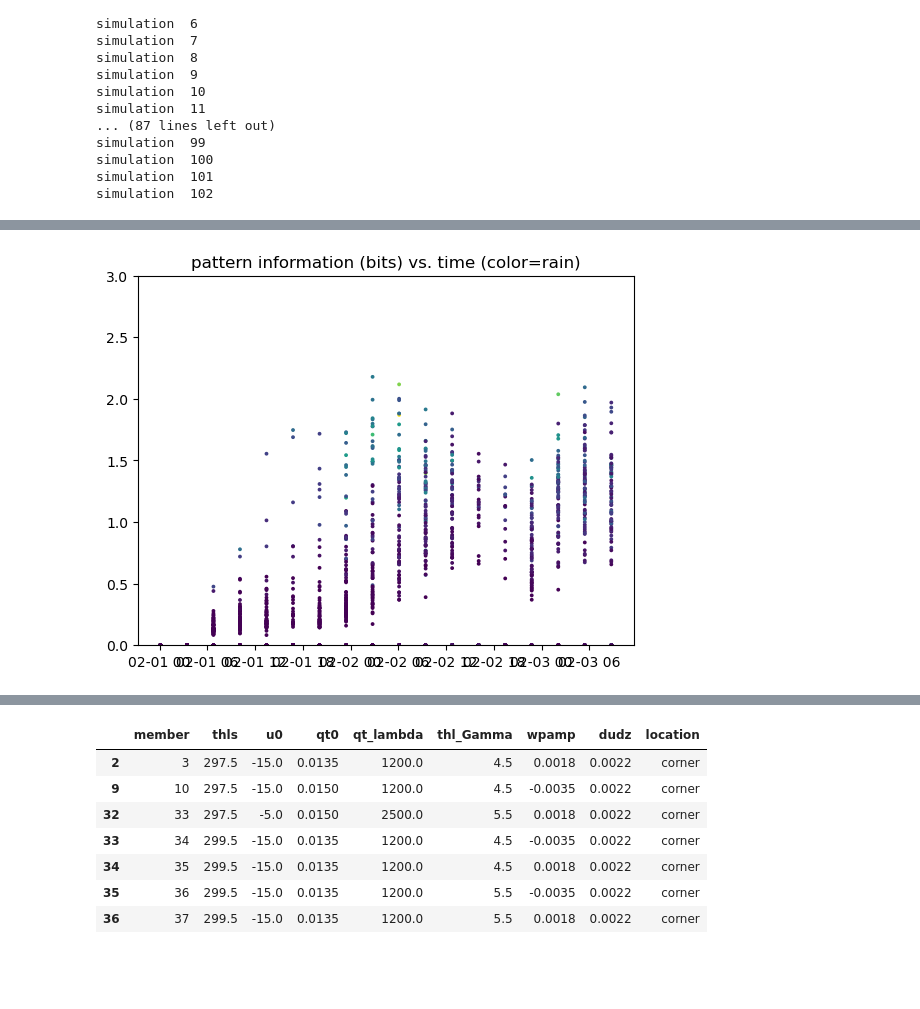
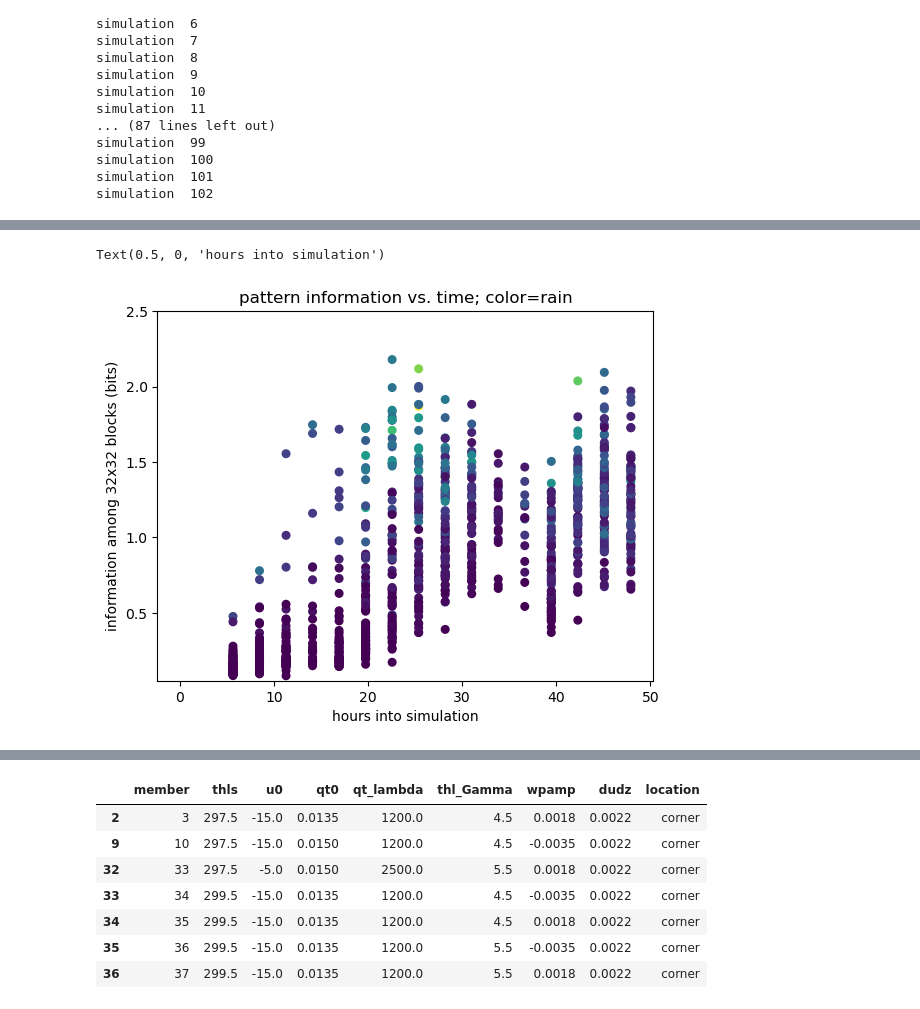
Before and after one commit to ATMOcanes/ATM651, a Jupyter notebook: Jupyter_Notebooks_Python/CloudBotany_entropy.ipynb, the cells around one changed output, grey strips where cells are left out. Drawn from its saved outputs; the diff is of its cells as text; code cells hidden in the pictures; blank space fills up the shorter version.

```diff
--- a/Jupyter_Notebooks_Python/CloudBotany_entropy.ipynb
+++ b/Jupyter_Notebooks_Python/CloudBotany_entropy.ipynb
@@ -37,6 +40,7 @@ $ d/dt<[KE]> = <[w * dw/dt]> = <[wb]> $
 $ = <  w' \cdot \theta_v' > g/ \theta_{v_0}  $
 # %%
 # Time integrate the vertical mean KE source from buoyancy flux
+g_over_th0 = 9.81/290
 
 ds_profiles['IBF'] = ds_profiles.wthvt.mean('zm').cumulative_integrate('time','s') \
                         *g_over_th0
@@ -89,18 +224,26 @@ plt.savefig("test.png", bbox_inches='tight')
 ## Loop to make image files with labels in filename
 Browsed and removed all the bad ones (no cloud black, no data white, a few had missing squares??)
 # %%
+# HODOGRAPH
+# select every 40th time to match 2D field index
+
+ds_profiles = xr.open_dataset('/Users/bmapes/Box/EvolutionaryConvection/CloudBotany/CloudBotany_profilesuv.nc')\
+                .isel(time=slice(None, None, 40))
+
 for mem in ds_2D.member.values:
     for it in range(2,18):
 
-        filename = 'sim'+str(mem)+'_time'+str(it)+'_KEage_'+ "{:.2f}".format( \
-                    ds_profiles.age_KE.sel(member=mem, time=ds_2D.time[it]).values)+'.png'
+        filename = 'sim'+str(mem)+'_time'+str(it)+'.png'
+                    #+'_KEage_'+ "{:.2f}".format(ds_profiles.IBF.sel(member=mem, time=ds_2D.time[it]).values)
 
-        # done print(mem, it, filename)
+        sq = ds_2D.lwp[mem][it]
 
-        np.sqrt(ds_2D.lwp[mem][it]).plot(vmin=0, vmax=0.25, cmap='Greys_r', add_colorbar=False, size=4, aspect=1)
-        plt.axis('off'); plt.title('');
-        plt.savefig('/Users/bmapes/Box/EvolutionaryConvection/CloudBotany/Images_cloudwater/'+filename, bbox_inches='tight')
-        plt.close()
+        if not( np.isnan(sq).any() ):  # if any missing data nan
+            np.sqrt(sq).plot(vmin=0, vmax=0.25, cmap='Greys_r', add_colorbar=False, size=4, aspect=1)
+            plt.scatter( 80000+5000*ds_profiles.u[mem][it], 80000+5000*ds_profiles.v[mem][it] , c=ds_profiles.zt)
+            plt.axis('off'); plt.title('');
+            plt.savefig('/Users/bmapes/Box/EvolutionaryConvection/CloudBotany/Images_cloudwater_hodo/'+filename, bbox_inches='tight')
+            plt.close()
 # %% [markdown]
 ----------------
 # Relating pattern information to age, KE-throughput
@@ -235,7 +380,13 @@ plt.title('pattern information (bits) vs. cumul. b-flux (color=rain)');
 # %%
-plt.scatter( np.meshgrid(ds_profiles.time.sel(time = ds_2D.time),ds_profiles.member)[0], \
-            Hs[:,:,3], c=ds_profiles.IP.sel(time = ds_2D.time), s=3)
-plt.ylim([0,3])
-plt.title('pattern information (bits) vs. time (color=rain)');
+mytimes = ds_profiles.time.sel(time = ds_2D.time)
+dtime = (mytimes - mytimes[0])* 56/max(dtime)
+
+plt.scatter( np.meshgrid(dtime,ds_profiles.member)[0], \
+            Hs[:,:,3], c=ds_profiles.IP.sel(time = ds_2D.time), s=30)
+plt.ylim([0.05,2.5])
+plt.title('pattern information vs. time; color=rain');
+plt.ylabel('information among 32x32 blocks (bits)')
+plt.xlabel('hours into simulation')
 # %% [output]
+Text(0.5, 0, 'hours into simulation')
-[figure, old version]
+[figure, new version]
```
Also changed, not shown: parts of 18 cells of this notebook, 2 other files.
